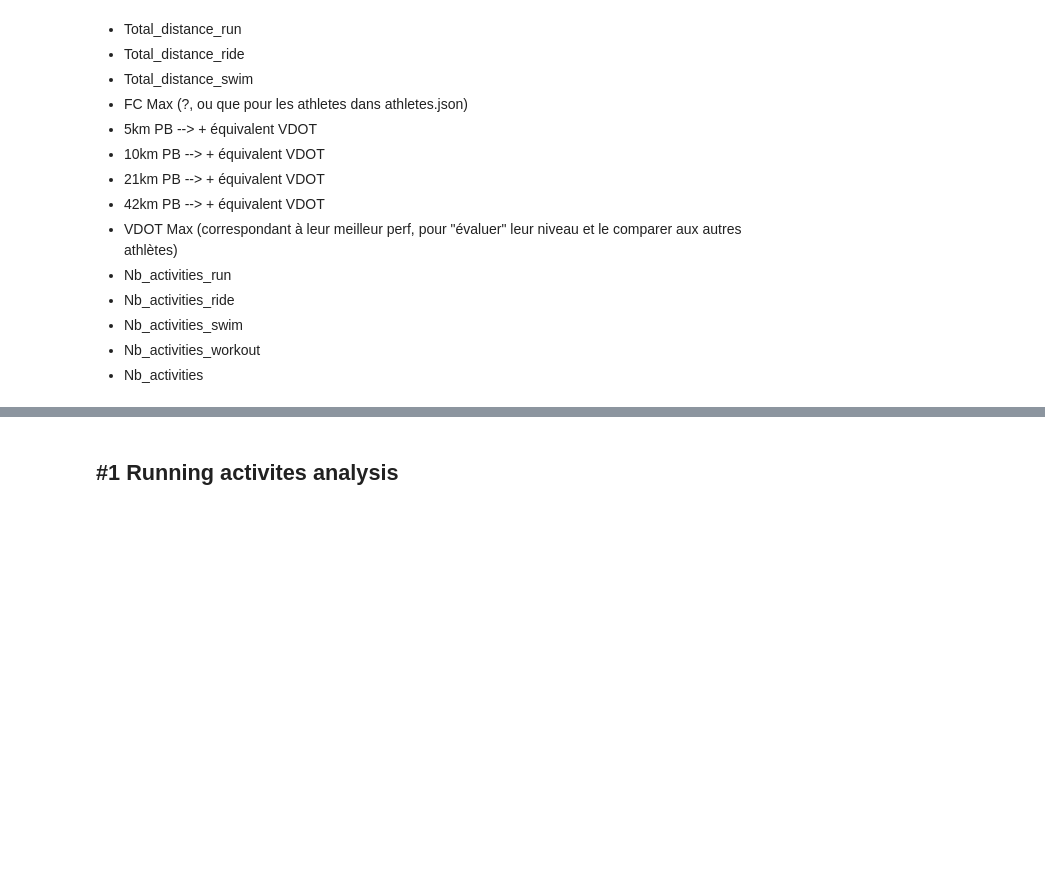
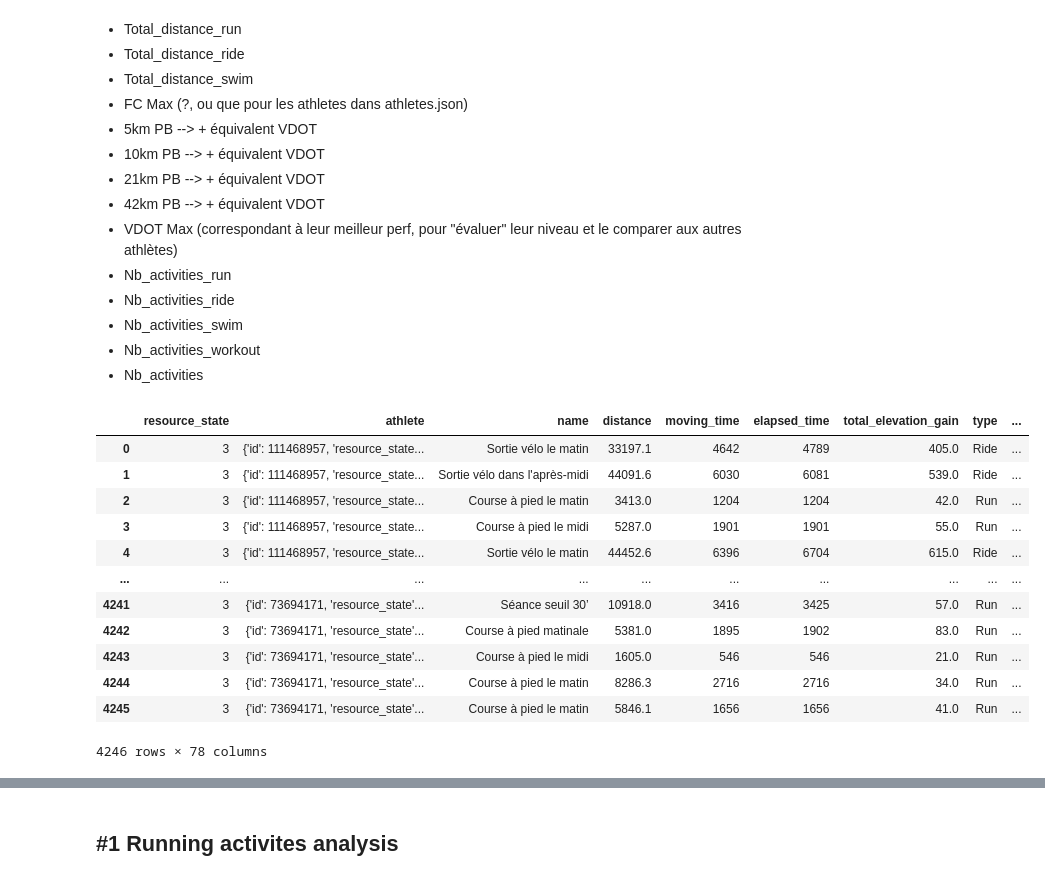
Before and after one commit to MathisGH/testAppStrava, a Jupyter notebook: notebooks/notebook_strava.ipynb, the cells around one changed output, grey strips where cells are left out. Cells and saved outputs as stored; diff of their text form; code cells hidden in the pictures; blank space fills up the shorter version.

```diff
--- a/notebooks/notebook_strava.ipynb
+++ b/notebooks/notebook_strava.ipynb
@@ -41,6 +41,22 @@ Données utilisées :
 - Nb_activities_workout
 - Nb_activities
 # %%
-folder = "../data"
+folder = "../data/raw"
 df = pd.concat([pd.read_csv(os.path.join(folder, f)) for f in os.listdir(folder) if f.endswith(".csv")], ignore_index=True) # Concat toutes les data dans un seul df
 pd.set_option("display.max_colwidth", None)
+# %%
+df
+# %% [output]
+|  | resource_state | athlete | name | distance | moving_time | elapsed_time | total_elevation_gain | type | ... |
+| 0 | 3 | {'id': 111468957, 'resource_state... | Sortie vélo le matin | 33197.1 | 4642 | 4789 | 405.0 | Ride | ... |
+| 1 | 3 | {'id': 111468957, 'resource_state... | Sortie vélo dans l'après-midi | 44091.6 | 6030 | 6081 | 539.0 | Ride | ... |
+| 2 | 3 | {'id': 111468957, 'resource_state... | Course à pied le matin | 3413.0 | 1204 | 1204 | 42.0 | Run | ... |
+| 3 | 3 | {'id': 111468957, 'resource_state... | Course à pied le midi | 5287.0 | 1901 | 1901 | 55.0 | Run | ... |
+| 4 | 3 | {'id': 111468957, 'resource_state... | Sortie vélo le matin | 44452.6 | 6396 | 6704 | 615.0 | Ride | ... |
+| ... | ... | ... | ... | ... | ... | ... | ... | ... | ... |
+| 4241 | 3 | {'id': 73694171, 'resource_state'... | Séance seuil 30’ | 10918.0 | 3416 | 3425 | 57.0 | Run | ... |
+| 4242 | 3 | {'id': 73694171, 'resource_state'... | Course à pied matinale | 5381.0 | 1895 | 1902 | 83.0 | Run | ... |
+| 4243 | 3 | {'id': 73694171, 'resource_state'... | Course à pied le midi | 1605.0 | 546 | 546 | 21.0 | Run | ... |
+| 4244 | 3 | {'id': 73694171, 'resource_state'... | Course à pied le matin | 8286.3 | 2716 | 2716 | 34.0 | Run | ... |
+| 4245 | 3 | {'id': 73694171, 'resource_state'... | Course à pied le matin | 5846.1 | 1656 | 1656 | 41.0 | Run | ... |
+4246 rows × 78 columns
```
Also changed, not shown: parts of 27 cells of this notebook, 3 other files.
